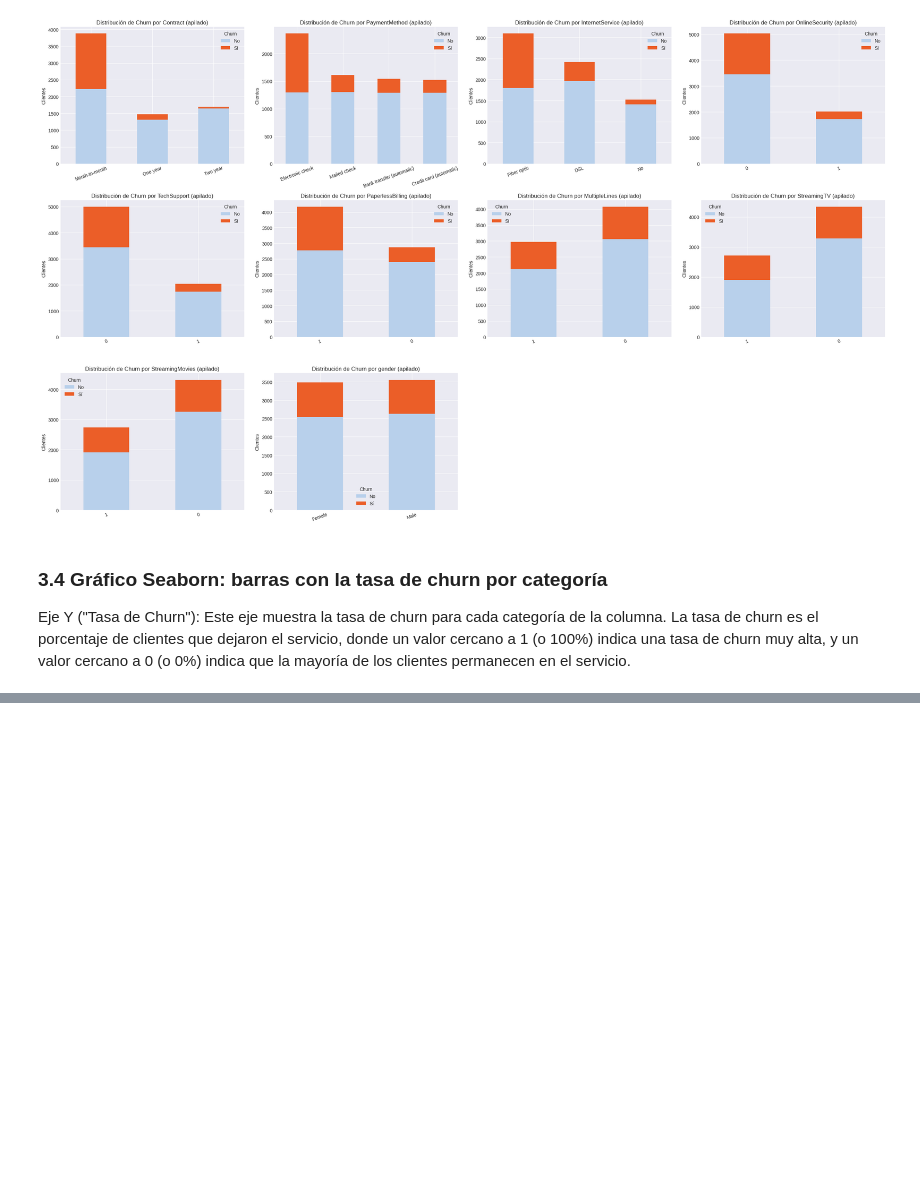
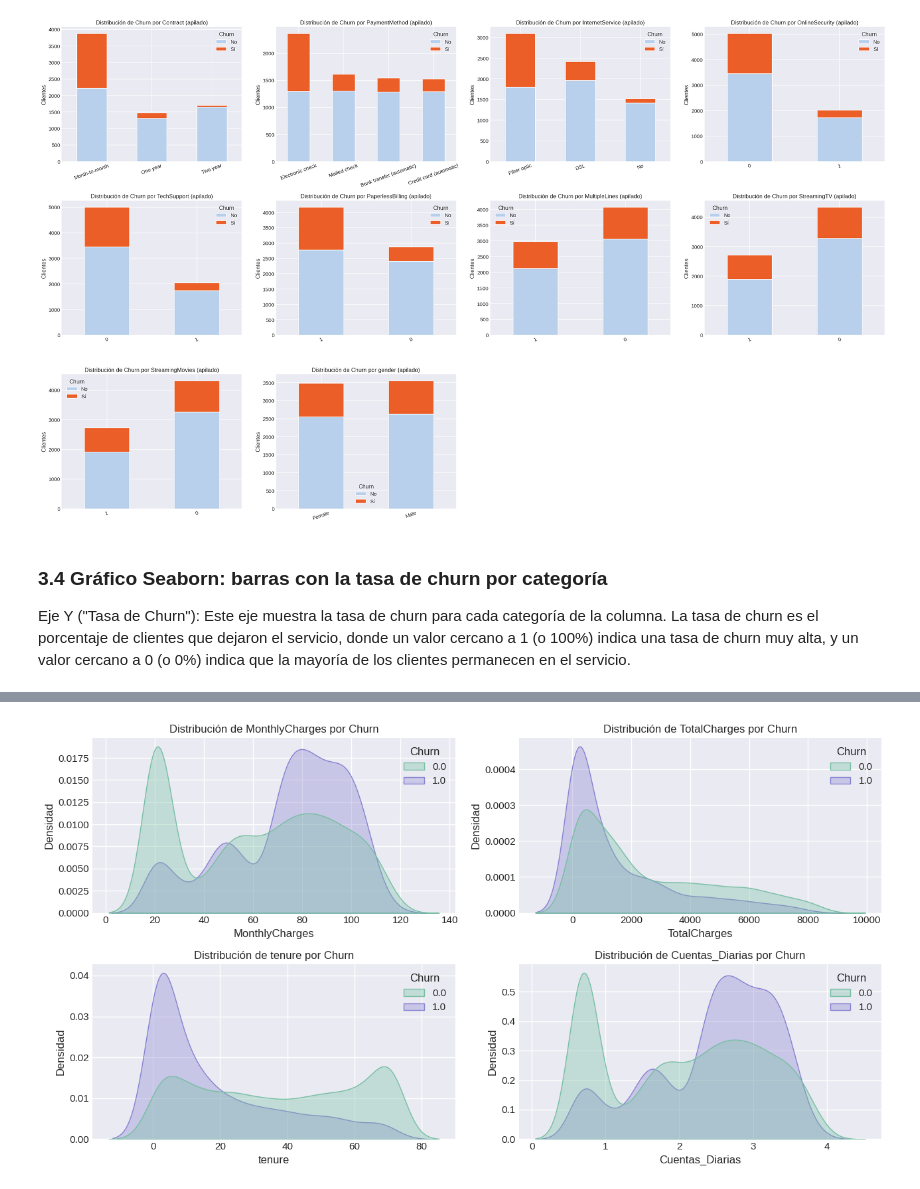
Before and after one commit to AMG-AA/challenge-TelecomX-ETL, a Jupyter notebook: notebooks/03_data_analysys.ipynb, the cells around one changed output, grey strips where cells are left out. Drawn from its saved outputs; the diff is of its cells as text; code cells hidden in the pictures; blank space fills up the shorter version.

```diff
--- a/notebooks/03_data_analysys.ipynb
+++ b/notebooks/03_data_analysys.ipynb
@@ -474,0 +516,20 @@ En esta sección analizamos cómo se comportan variables numéricas clave entre
+# %%
+# Configuración
+COLOR_NO = "#77BFA3"   # Color para Churn = 0
+COLOR_SI = "#8783D1"   # Color para Churn = 1
+
+# Variables numéricas a analizar
+NUM_FOCUS = ["MonthlyCharges", "TotalCharges", "tenure", "Cuentas_Diarias"]
+
+# Mapas de color
+SEABORN_NUM_PALETTE = {0: COLOR_NO, 1: COLOR_SI}
+PLOTLY_DISCRETE_MAP = {0: COLOR_NO, 1: COLOR_SI}
+
+# Carga de datos
+import pandas as pd
+DATA_DIR = "/content/drive/MyDrive/challenge-TelecomX-ETL/data/processed"
+df_bin = pd.read_csv(f"{DATA_DIR}/telecom_df_bin.csv")
+
+# Asegurar tipos numéricos
+for col in NUM_FOCUS:
+    df_bin[col] = pd.to_numeric(df_bin[col], errors="coerce")
@@ -474,0 +551,22 @@ En esta sección analizamos cómo se comportan variables numéricas clave entre
+# %%
+import seaborn as sns
+import matplotlib.pyplot as plt
+
+fig, axes = plt.subplots(2, 2, figsize=(13, 7))
+axes = axes.flatten()
+
+for ax, col in zip(axes, NUM_FOCUS):
+    sns.kdeplot(
+        data=df_bin, x=col, hue="Churn",
+        fill=True, common_norm=False, alpha=0.35,
+        palette=SEABORN_NUM_PALETTE, ax=ax
+    )
+    ax.set_title(f"Distribución de {col} por Churn")
+    ax.set_xlabel(col)
+    ax.set_ylabel("Densidad")
+
+plt.tight_layout()
+plt.savefig("/content/drive/MyDrive/challenge-TelecomX-ETL/src/graficos/kde_churn.png", dpi=300, bbox_inches="tight")
+plt.show()
+# %% [output]
+[figure, added]
```
Also changed, not shown: parts of 52 cells of this notebook, 13 other files.
